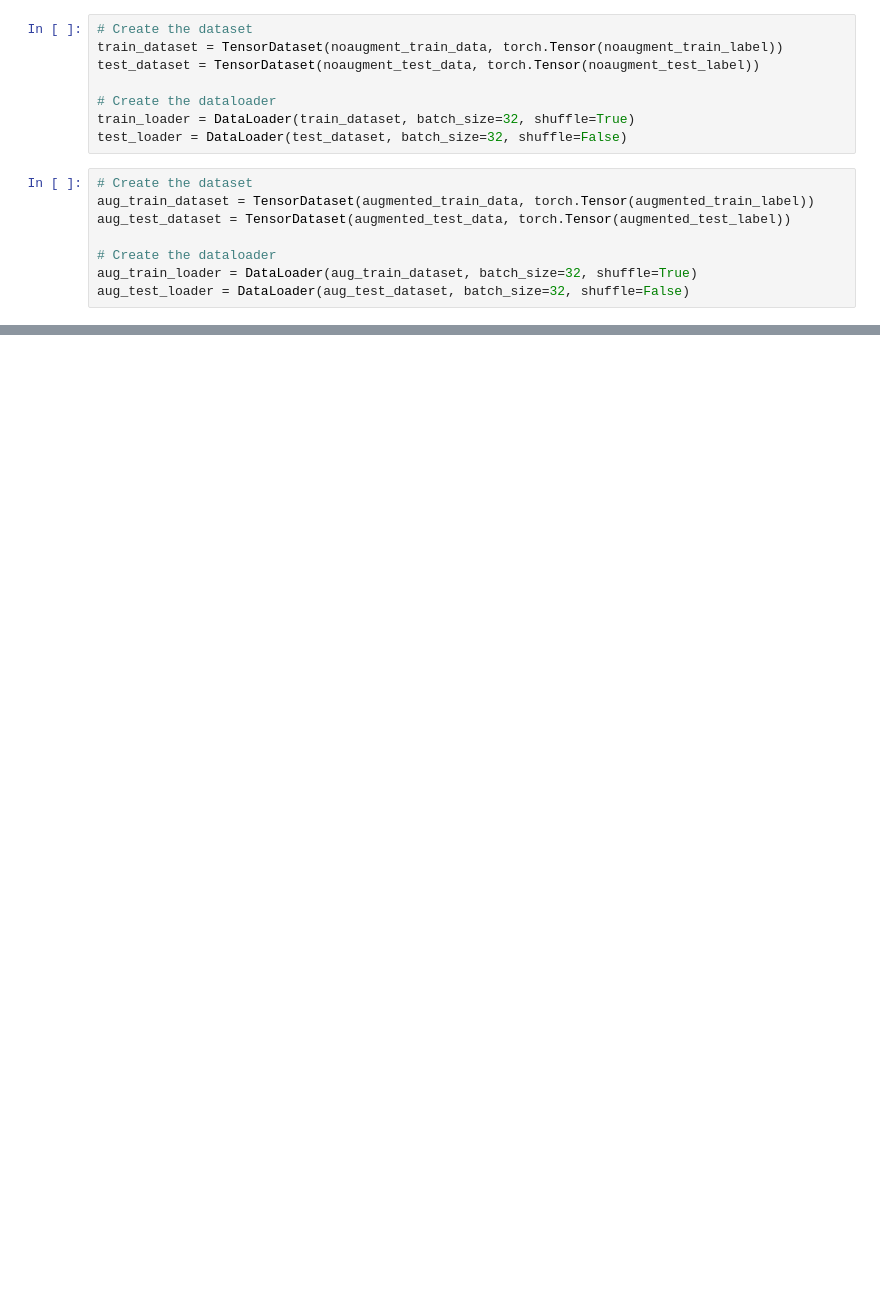
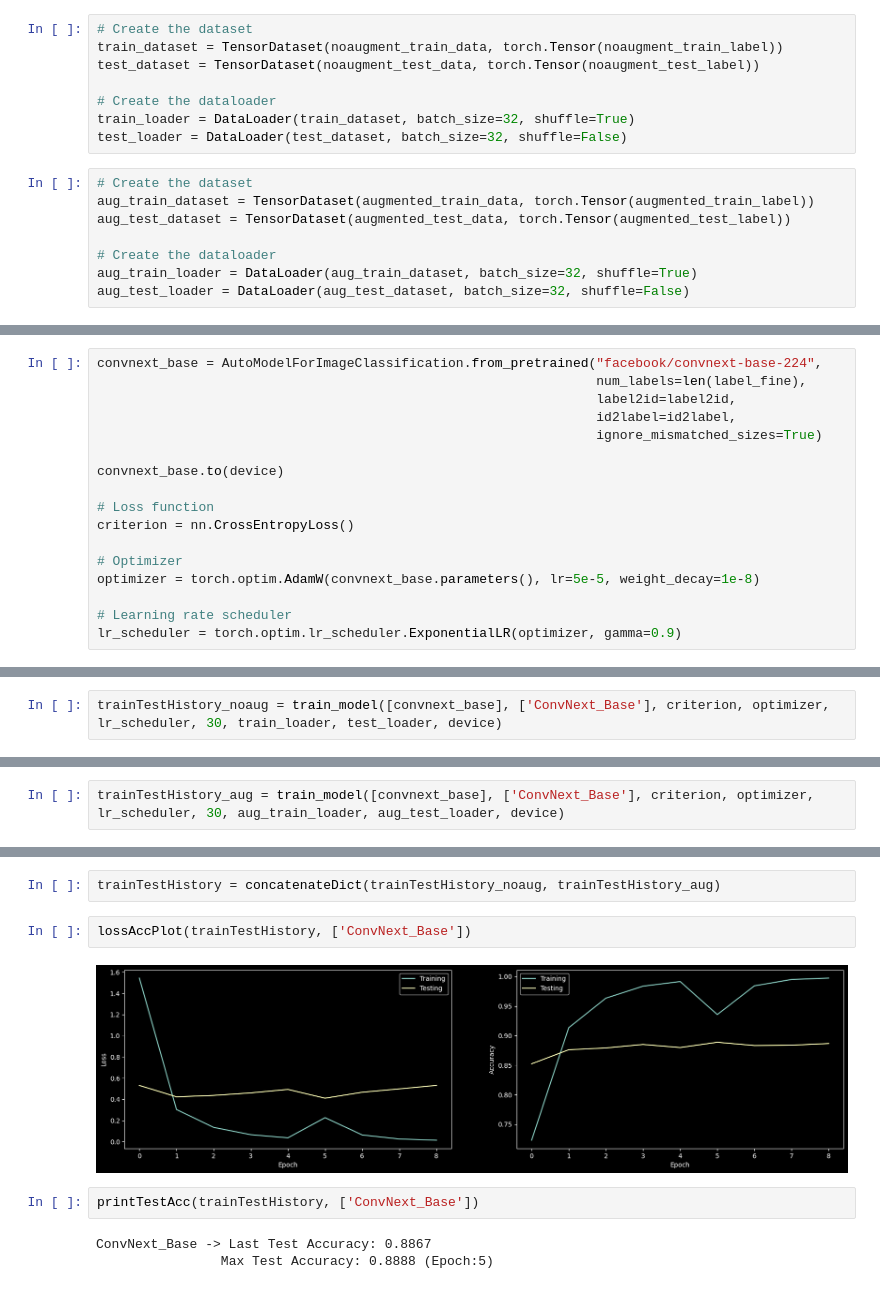
Before and after one commit to omzlette/JP-Intern-DL-IMG, a Jupyter notebook: ConvNeXt/cleancode.ipynb, the cells around one changed output, grey strips where cells are left out. Drawn from its saved outputs; the diff is of its cells as text; blank space fills up the shorter version.

```diff
--- a/ConvNeXt/cleancode.ipynb
+++ b/ConvNeXt/cleancode.ipynb
@@ -354,0 +373,17 @@ aug_test_loader = DataLoader(aug_test_dataset, batch_size=32, shuffle=False)
+# %%
+convnext_base = AutoModelForImageClassification.from_pretrained("facebook/convnext-base-224",
+                                                                num_labels=len(label_fine),
+                                                                label2id=label2id,
+                                                                id2label=id2label,
+                                                                ignore_mismatched_sizes=True)
+
+convnext_base.to(device)
+
+# Loss function
+criterion = nn.CrossEntropyLoss()
+
+# Optimizer
+optimizer = torch.optim.AdamW(convnext_base.parameters(), lr=5e-5, weight_decay=1e-8)
+
+# Learning rate scheduler
+lr_scheduler = torch.optim.lr_scheduler.ExponentialLR(optimizer, gamma=0.9)
@@ -354,0 +395,2 @@ aug_test_loader = DataLoader(aug_test_dataset, batch_size=32, shuffle=False)
+# %%
+trainTestHistory_noaug = train_model([convnext_base], ['ConvNext_Base'], criterion, optimizer, lr_scheduler, 30, train_loader, test_loader, device)
@@ -354,0 +403,2 @@ aug_test_loader = DataLoader(aug_test_dataset, batch_size=32, shuffle=False)
+# %%
+trainTestHistory_aug = train_model([convnext_base], ['ConvNext_Base'], criterion, optimizer, lr_scheduler, 30, aug_train_loader, aug_test_loader, device)
@@ -354,0 +411,11 @@ aug_test_loader = DataLoader(aug_test_dataset, batch_size=32, shuffle=False)
+# %%
+trainTestHistory = concatenateDict(trainTestHistory_noaug, trainTestHistory_aug)
+# %%
+lossAccPlot(trainTestHistory, ['ConvNext_Base'])
+# %% [output]
+[figure, added]
+# %%
+printTestAcc(trainTestHistory, ['ConvNext_Base'])
+# %% [output]
+ConvNext_Base -> Last Test Accuracy: 0.8867
+                Max Test Accuracy: 0.8888 (Epoch:5)
```
Also changed, not shown: parts of 18 cells of this notebook.
